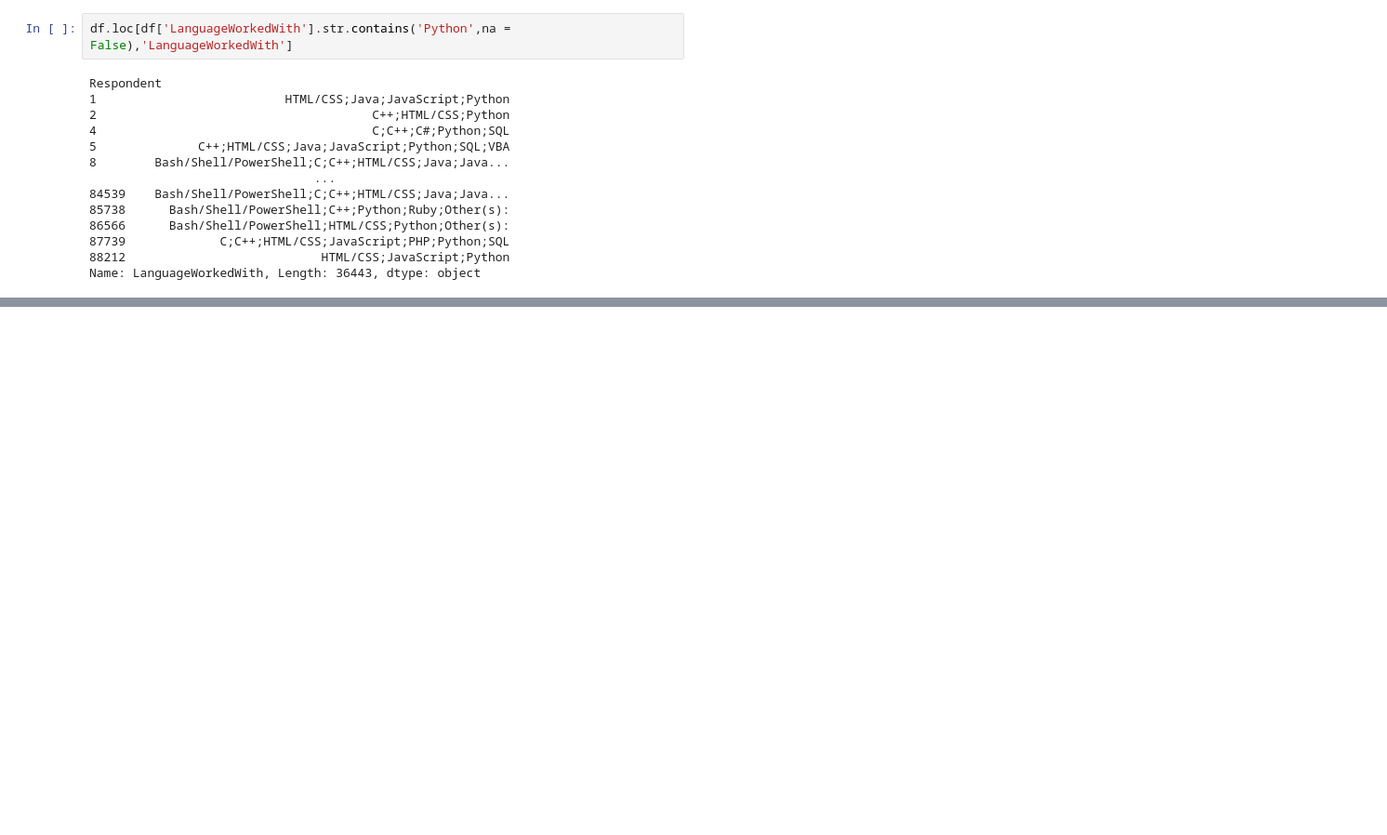
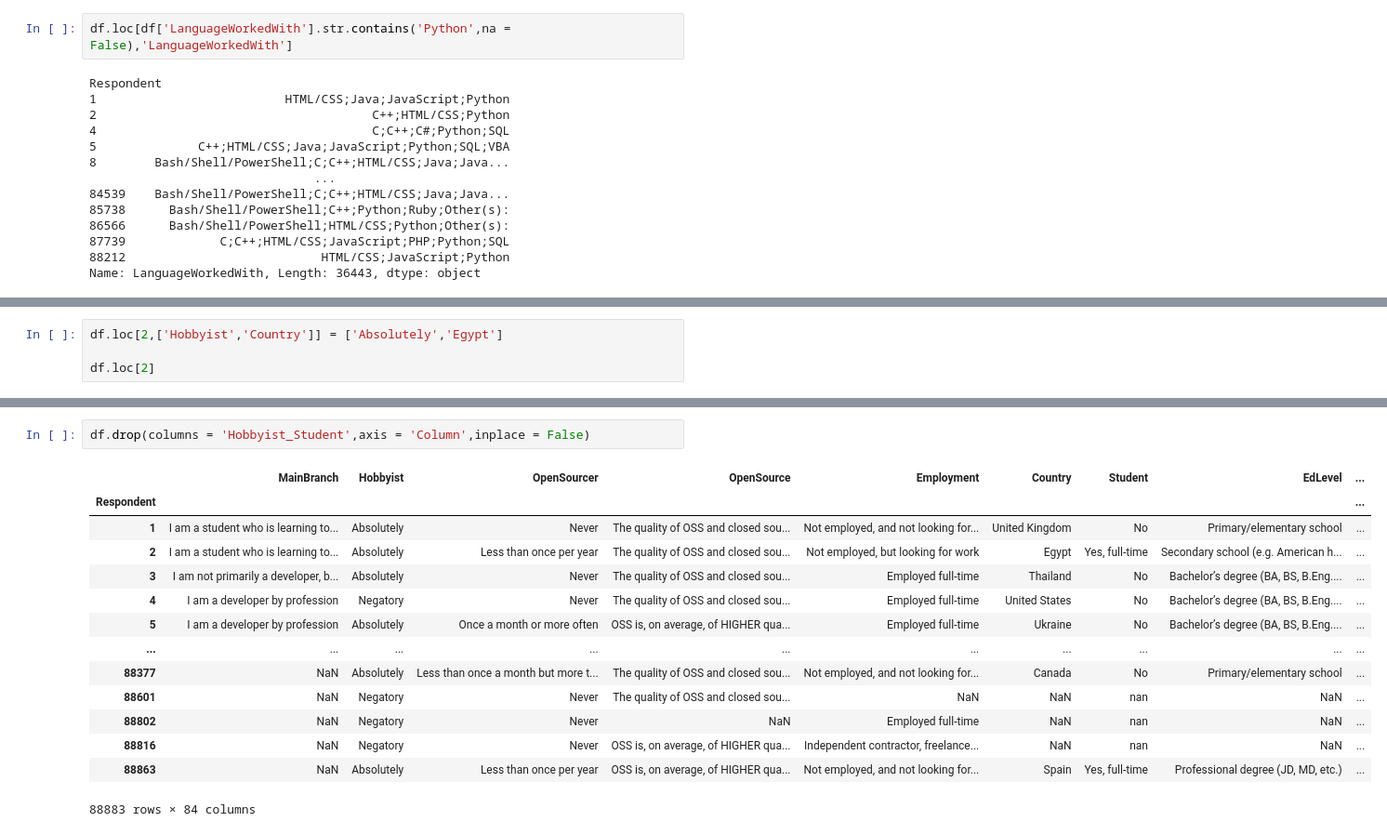
Before and after one commit to Popusa/learning-pandas, a Jupyter notebook: pandas-practice.ipynb, the cells around one changed output, grey strips where cells are left out. Shown: that part at 93% size. Saved outputs shown, nothing was run; the diff lists cells and outputs as text; blank space fills up the shorter version.

```diff
--- a/pandas-practice.ipynb
+++ b/pandas-practice.ipynb
@@ -334,0 +101,4 @@ Name: LanguageWorkedWith, Length: 36443, dtype: object
+# %%
+df.loc[2,['Hobbyist','Country']] = ['Absolutely','Egypt']
+
+df.loc[2]
@@ -334,0 +155,17 @@ Name: LanguageWorkedWith, Length: 36443, dtype: object
+# %%
+df.drop(columns = 'Hobbyist_Student',axis = 'Column',inplace = False)
+# %% [output]
+|  | MainBranch | Hobbyist | OpenSourcer | OpenSource | Employment | Country | Student | EdLevel | ... |
+| Respondent |  |  |  |  |  |  |  |  | ... |
+| 1 | I am a student who is learning to... | Absolutely | Never | The quality of OSS and closed sou... | Not employed, and not looking for... | United Kingdom | No | Primary/elementary school | ... |
+| 2 | I am a student who is learning to... | Absolutely | Less than once per year | The quality of OSS and closed sou... | Not employed, but looking for work | Egypt | Yes, full-time | Secondary school (e.g. American h... | ... |
+| 3 | I am not primarily a developer, b... | Absolutely | Never | The quality of OSS and closed sou... | Employed full-time | Thailand | No | Bachelor’s degree (BA, BS, B.Eng.... | ... |
+| 4 | I am a developer by profession | Negatory | Never | The quality of OSS and closed sou... | Employed full-time | United States | No | Bachelor’s degree (BA, BS, B.Eng.... | ... |
+| 5 | I am a developer by profession | Absolutely | Once a month or more often | OSS is, on average, of HIGHER qua... | Employed full-time | Ukraine | No | Bachelor’s degree (BA, BS, B.Eng.... | ... |
+| ... | ... | ... | ... | ... | ... | ... | ... | ... | ... |
+| 88377 | NaN | Absolutely | Less than once a month but more t... | The quality of OSS and closed sou... | Not employed, and not looking for... | Canada | No | Primary/elementary school | ... |
+| 88601 | NaN | Negatory | Never | The quality of OSS and closed sou... | NaN | NaN | nan | NaN | ... |
+| 88802 | NaN | Negatory | Never | NaN | Employed full-time | NaN | nan | NaN | ... |
+| 88816 | NaN | Negatory | Never | OSS is, on average, of HIGHER qua... | Independent contractor, freelance... | NaN | nan | NaN | ... |
+| 88863 | NaN | Absolutely | Less than once per year | OSS is, on average, of HIGHER qua... | Not employed, and not looking for... | Spain | Yes, full-time | Professional degree (JD, MD, etc.) | ... |
+88883 rows × 84 columns
```
Also changed, not shown: parts of 29 cells of this notebook.
